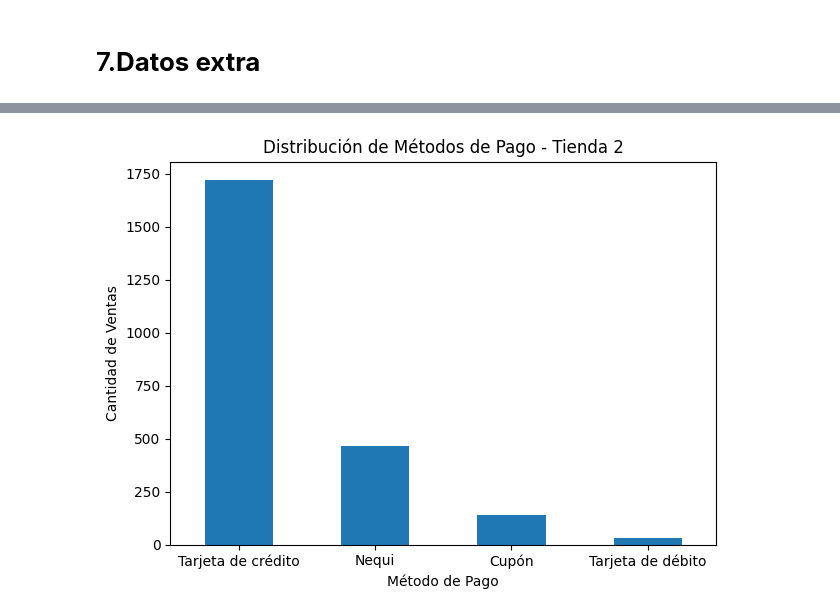
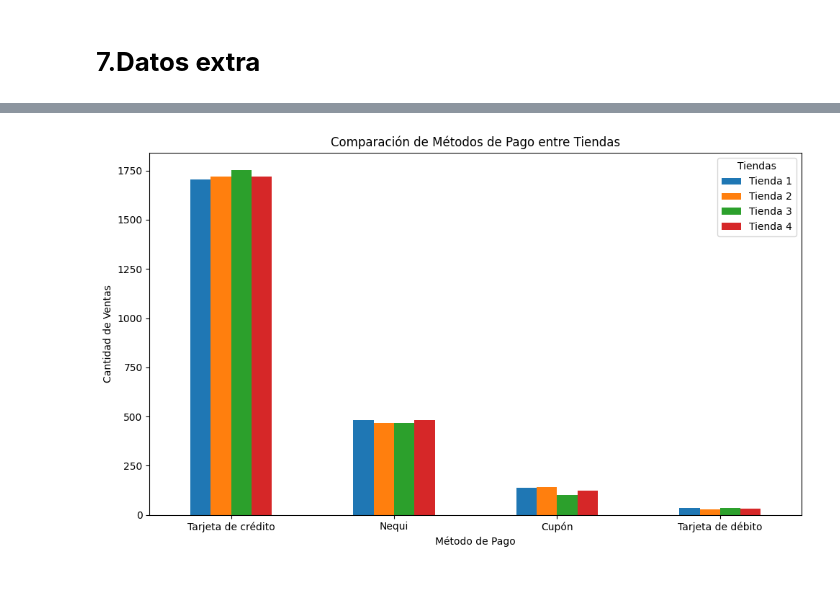
Before and after one commit to Scf300/Challenge-Alura-Store, a Jupyter notebook: AluraStoreLatam.ipynb, the cells around one changed output, grey strips where cells are left out. Cells and saved outputs as stored; diff of their text form; code cells hidden in the pictures; blank space fills up the shorter version.

```diff
--- a/AluraStoreLatam.ipynb
+++ b/AluraStoreLatam.ipynb
@@ -1285,13 +1623,24 @@ Tarjeta de débito       30
 Name: count, dtype: int64
 # %%
 import matplotlib.pyplot as plt
+import pandas as pd
 
-Medios_pago_2.plot(kind='bar')
-plt.title('Distribución de Métodos de Pago - Tienda 2')
+# Create a DataFrame from the payment method counts for each store
+df_medios_pago = pd.DataFrame({
+    'Tienda 1': Medios_pago_1,
+    'Tienda 2': Medios_pago_2,
+    'Tienda 3': Medios_pago_3,
+    'Tienda 4': Medios_pago_4
+})
+
+# Plot the comparison
+df_medios_pago.plot(kind='bar', figsize=(10, 6))
+plt.title('Comparación de Métodos de Pago entre Tiendas')
 plt.xlabel('Método de Pago')
 plt.ylabel('Cantidad de Ventas')
 plt.xticks(rotation=0)
+plt.legend(title='Tiendas')
 plt.tight_layout()
 plt.show()
 # %% [output]
-[figure, old version]
+[figure, new version]
```
Also changed, not shown: parts of 80 cells of this notebook.
